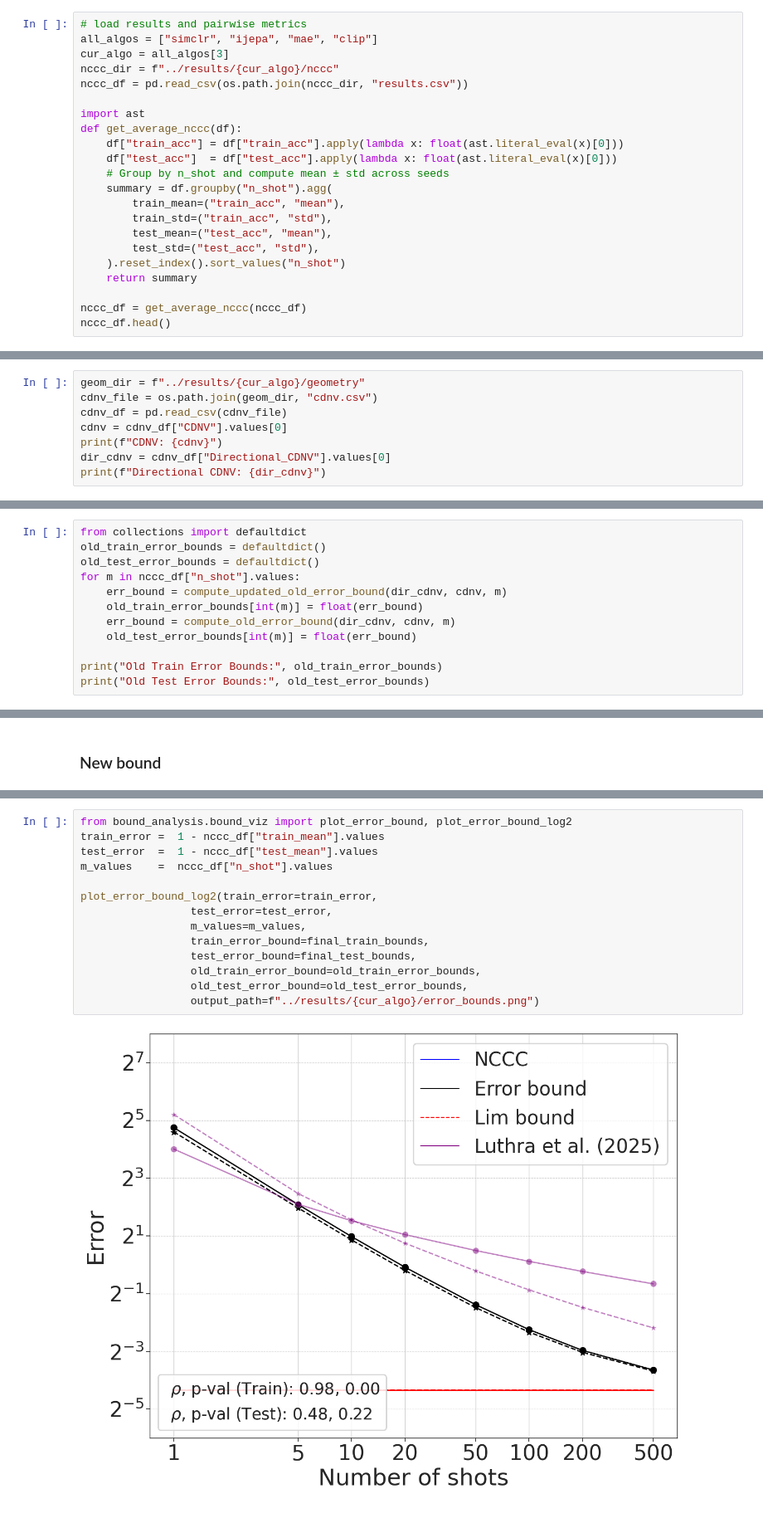
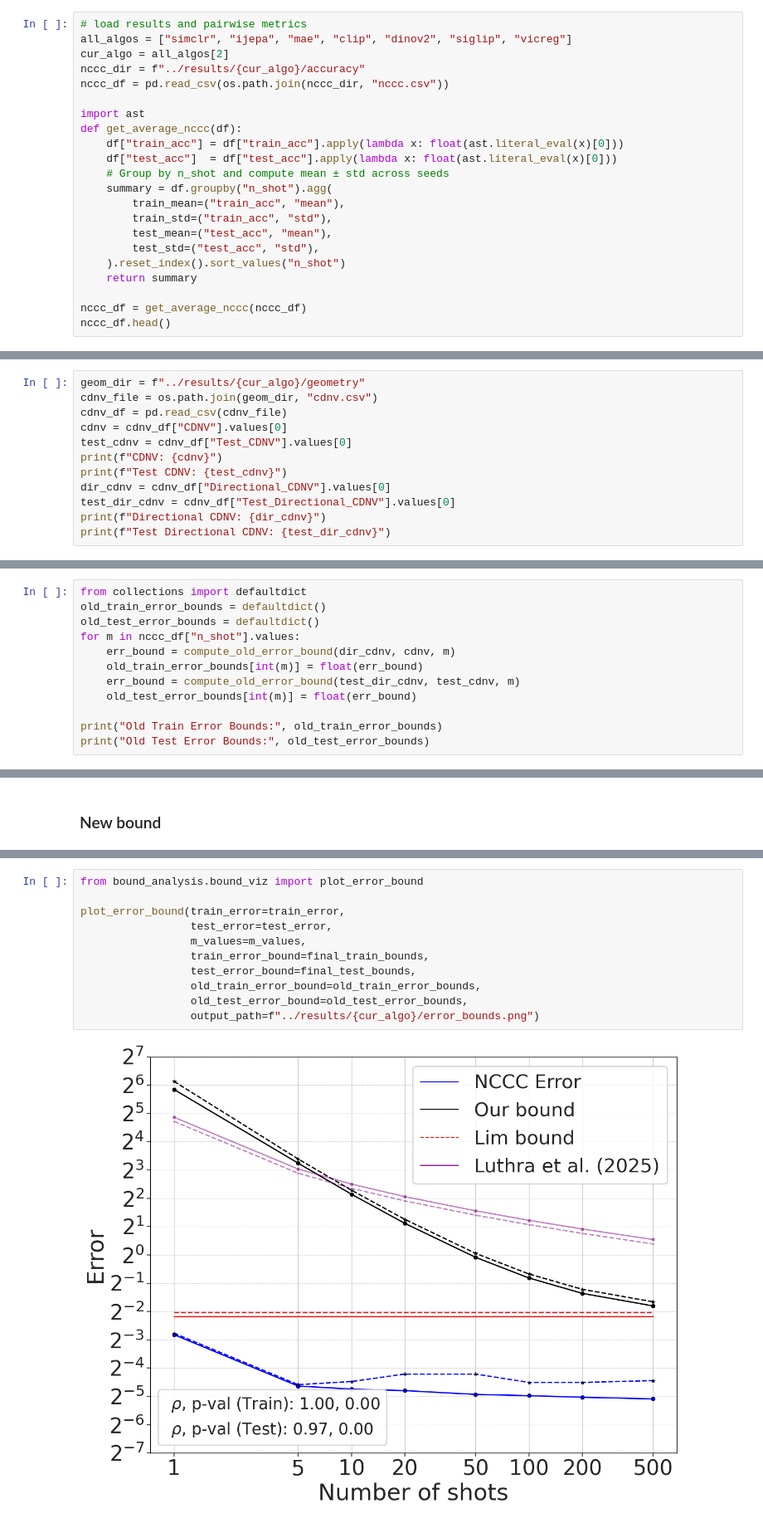
Before and after one commit to DLFundamentals/directional_cdnv_bounds, a Jupyter notebook: notebooks/error_bounds.ipynb, the cells around one changed output, grey strips where cells are left out. Shown at 83% size. Saved outputs shown, nothing was run; the diff lists cells and outputs as text.

```diff
--- a/notebooks/error_bounds.ipynb
+++ b/notebooks/error_bounds.ipynb
@@ -8,10 +8,10 @@ import matplotlib.pyplot as plt
 import seaborn as sns
 # %%
 # load results and pairwise metrics
-all_algos = ["simclr", "ijepa", "mae", "clip"]
-cur_algo = all_algos[3]
-nccc_dir = f"../results/{cur_algo}/nccc"
-nccc_df = pd.read_csv(os.path.join(nccc_dir, "results.csv"))
+all_algos = ["simclr", "ijepa", "mae", "clip", "dinov2", "siglip", "vicreg"]
+cur_algo = all_algos[2]
+nccc_dir = f"../results/{cur_algo}/accuracy"
+nccc_df = pd.read_csv(os.path.join(nccc_dir, "nccc.csv"))
 
 import ast
 def get_average_nccc(df):
@@ -42,7 +42,11 @@ geom_dir = f"../results/{cur_algo}/geometry"
 cdnv_file = os.path.join(geom_dir, "cdnv.csv")
 cdnv_df = pd.read_csv(cdnv_file)
 cdnv = cdnv_df["CDNV"].values[0]
+test_cdnv = cdnv_df["Test_CDNV"].values[0]
 print(f"CDNV: {cdnv}")
+print(f"Test CDNV: {test_cdnv}")
 dir_cdnv = cdnv_df["Directional_CDNV"].values[0]
+test_dir_cdnv = cdnv_df["Test_Directional_CDNV"].values[0]
 print(f"Directional CDNV: {dir_cdnv}")
+print(f"Test Directional CDNV: {test_dir_cdnv}")
 # %% [output]
@@ -53,9 +59,9 @@ from collections import defaultdict
 old_train_error_bounds = defaultdict()
 old_test_error_bounds = defaultdict()
 for m in nccc_df["n_shot"].values:
-    err_bound = compute_updated_old_error_bound(dir_cdnv, cdnv, m)
+    err_bound = compute_old_error_bound(dir_cdnv, cdnv, m)
     old_train_error_bounds[int(m)] = float(err_bound)
-    err_bound = compute_old_error_bound(dir_cdnv, cdnv, m)
+    err_bound = compute_old_error_bound(test_dir_cdnv, test_cdnv, m)
     old_test_error_bounds[int(m)] = float(err_bound)
 
 print("Old Train Error Bounds:", old_train_error_bounds)
@@ -132,16 +142,13 @@ Average d_cdnv over selected pairs and seeds: 0.012351739266887308
 # %%
-from bound_analysis.bound_viz import plot_error_bound, plot_error_bound_log2
-train_error =  1 - nccc_df["train_mean"].values
-test_error  =  1 - nccc_df["test_mean"].values
-m_values    =  nccc_df["n_shot"].values
+from bound_analysis.bound_viz import plot_error_bound
 
-plot_error_bound_log2(train_error=train_error,
+plot_error_bound(train_error=train_error,
                  test_error=test_error,
                  m_values=m_values,
                  train_error_bound=final_train_bounds,
                  test_error_bound=final_test_bounds,
                  old_train_error_bound=old_train_error_bounds,
                  old_test_error_bound=old_test_error_bounds,
                  output_path=f"../results/{cur_algo}/error_bounds.png")
 # %% [output]
-[figure, old version]
+[figure, new version]
```
Also changed, not shown: parts of 7 cells of this notebook, 3 other files.
